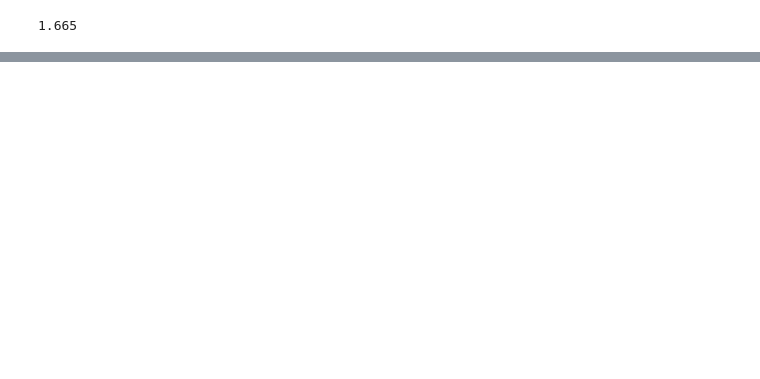
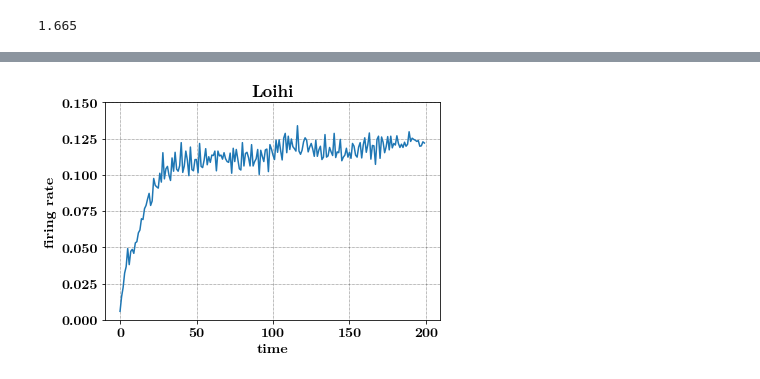
Before and after one commit to sagacitysite/pelenet, a Jupyter notebook: readout-learning.ipynb, the cells around one changed output, grey strips where cells are left out. Saved outputs shown, nothing was run; the diff lists cells and outputs as text; code cells hidden in the pictures; blank space fills up the shorter version.

```diff
--- a/readout-learning.ipynb
+++ b/readout-learning.ipynb
@@ -67,0 +123,12 @@ data.shape
+# %%
+sl = data[0]  # spikes from loihi
+sn = spikes # spikes from nest
+# %%
+plt.plot(np.mean(sl, axis=0))
+plt.title('Loihi')
+plt.xlabel('time')
+plt.ylabel('firing rate')
+plt.ylim((0,0.15))
+p = plt.show()
+# %% [output]
+[figure, added]
```
Also changed, not shown: parts of 26 cells of this notebook, 16 other files.
